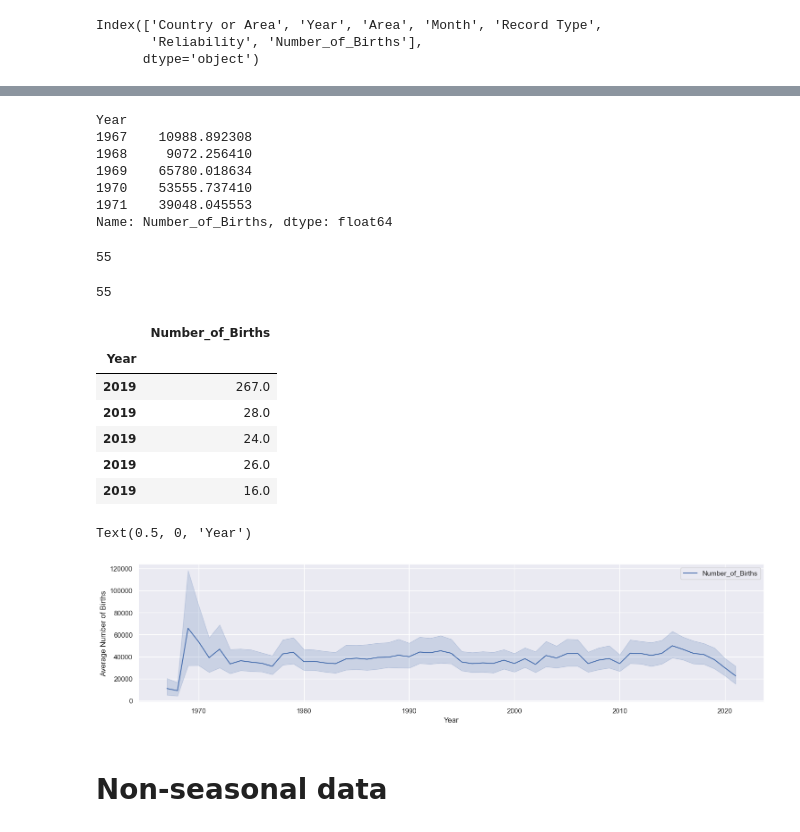
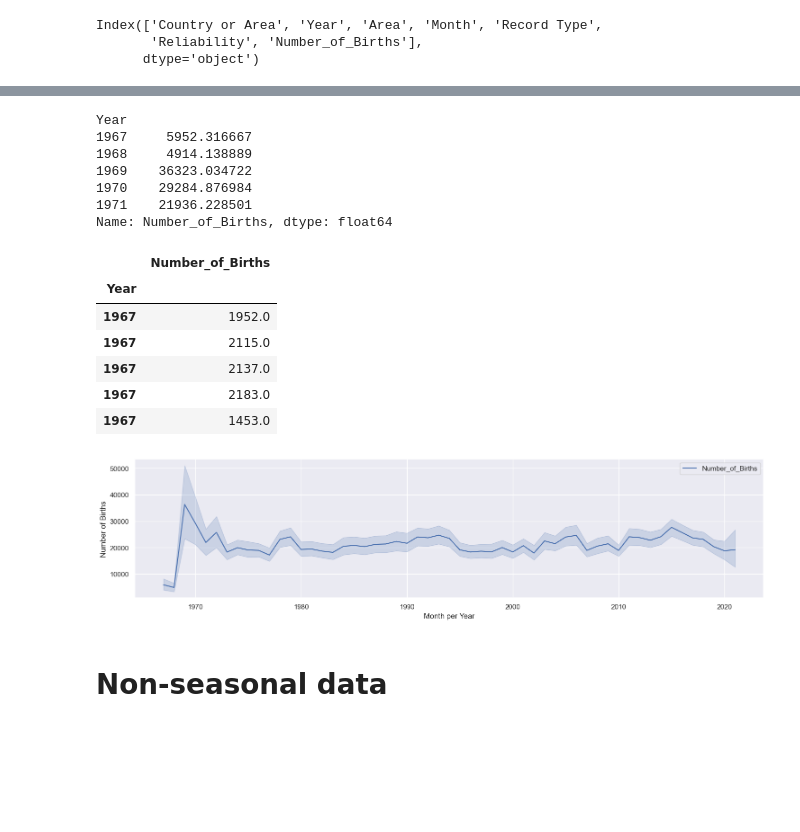
Before and after one commit to worldteacher-global/MA641_TIMESERIES_GROUPPROJECT, a Jupyter notebook: TS_.ipynb, the cells around one changed output, grey strips where cells are left out. Saved outputs shown, nothing was run; the diff lists cells and outputs as text; code cells hidden in the pictures; blank space fills up the shorter version.

Commit message:
plotting seasonal data

```diff
--- a/TS_.ipynb
+++ b/TS_.ipynb
@@ -118,42 +150,37 @@ Index(['Country or Area', 'Year', 'Area', 'Month', 'Record Type',
+# %%
+ss_df.sort_values('Year',inplace=True)
+# %%
+ss_df.reset_index(drop=True,inplace=True)
 # %%
-mean_birth = s_df.groupby('Year')['Number_of_Births'].mean()
-print(mean_birth.head())
-len(mean_birth)
+ss_df.groupby('Year')['Number_of_Births'].mean()[:5]
 # %% [output]
 Year
-1967    10988.892308
-1968     9072.256410
-1969    65780.018634
-1970    53555.737410
-1971    39048.045553
+1967     5952.316667
+1968     4914.138889
+1969    36323.034722
+1970    29284.876984
+1971    21936.228501
 Name: Number_of_Births, dtype: float64
-55
-# %%
-year_lbl =s_df['Year'].unique()
-print(len(year_lbl))
-# %% [output]
-55
+# %%
+ss_df.drop('Month',axis=1,inplace=True)
 # %%
-sub_df = s_df[['Year','Number_of_Births']]
-sub_df.set_index('Year',inplace=True)
+ss_df.set_index('Year',inplace=True)
 # %%
-sub_df.head()
+ss_df.head()
 # %% [output]
 |  | Number_of_Births |
 | Year |  |
-| 2019 | 267.0 |
-| 2019 | 28.0 |
-| 2019 | 24.0 |
-| 2019 | 26.0 |
-| 2019 | 16.0 |
+| 1967 | 1952.0 |
+| 1967 | 2115.0 |
+| 1967 | 2137.0 |
+| 1967 | 2183.0 |
+| 1967 | 1453.0 |
 # %%
-# plt.plot(s_df.groupby('Year')['Number_of_Births'].mean())
-sns.lineplot(sub_df)
-plt.ylabel('Average Number of Births')
-plt.xlabel('Year')
+sns.lineplot(ss_df)
+plt.ylabel('Number of Births');
+plt.xlabel('Month per Year');
 # %% [output]
-Text(0.5, 0, 'Year')
-[figure, old version]
+[figure, new version]
 # %% [markdown]
 # Non-seasonal data
 # %%
```
Also changed, not shown: parts of 16 cells of this notebook.
